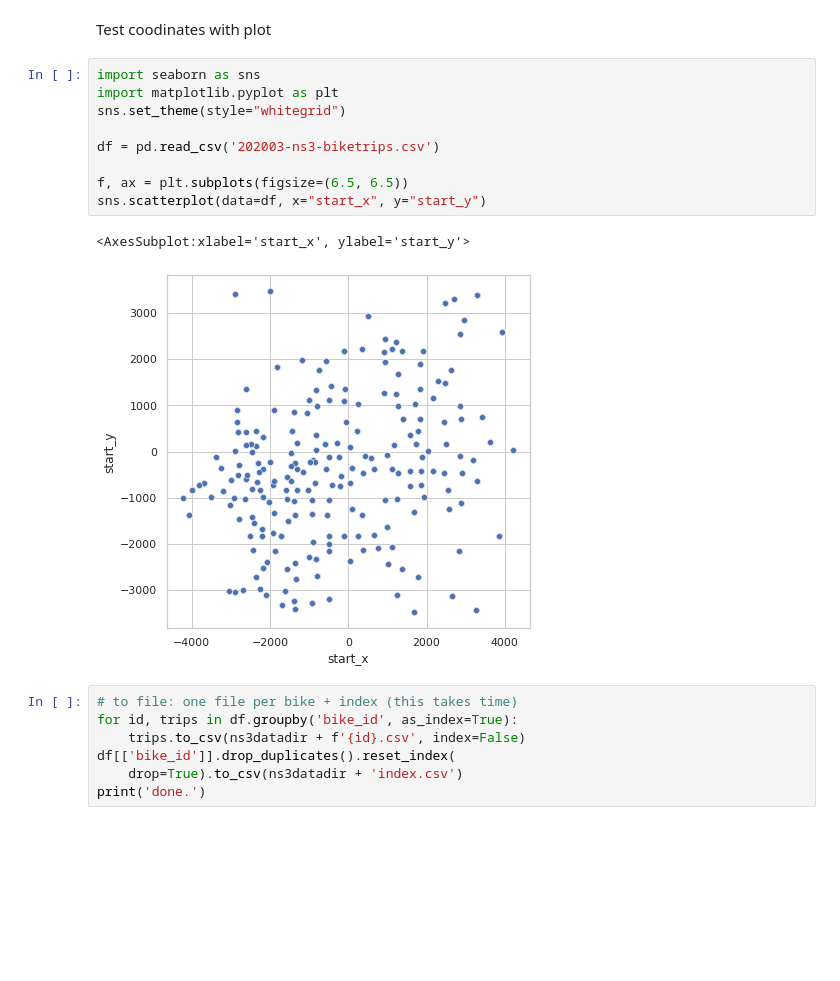
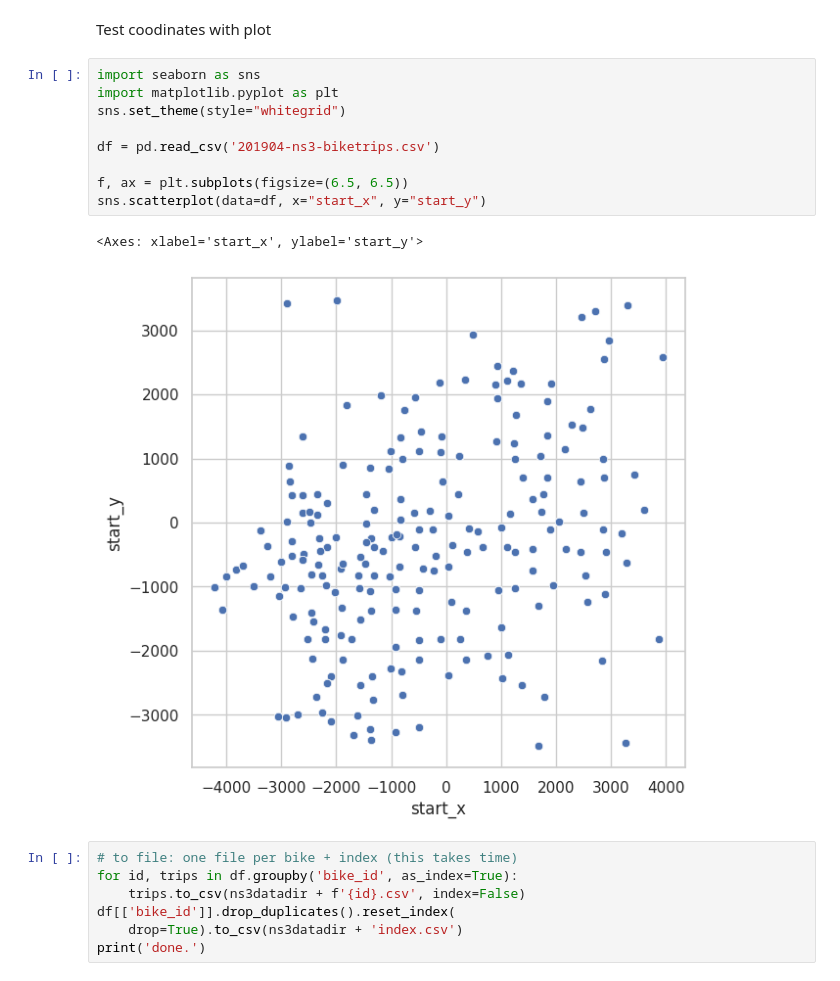
Before and after one commit to non-det-alle/bikesdata, a Jupyter notebook: prepare-dataset.ipynb, the cells around one changed output. Cells and saved outputs as stored; diff of their text form; blank space fills up the shorter version.

```diff
--- a/prepare-dataset.ipynb
+++ b/prepare-dataset.ipynb
@@ -334,15 +334,15 @@ Test coodinates with plot
 # %%
 import seaborn as sns
 import matplotlib.pyplot as plt
 sns.set_theme(style="whitegrid")
 
-df = pd.read_csv('202003-ns3-biketrips.csv')
+df = pd.read_csv('201904-ns3-biketrips.csv')
 
 f, ax = plt.subplots(figsize=(6.5, 6.5))
 sns.scatterplot(data=df, x="start_x", y="start_y")
 # %% [output]
-<AxesSubplot:xlabel='start_x', ylabel='start_y'>
+<Axes: xlabel='start_x', ylabel='start_y'>
-[figure, old version]
+[figure, new version]
 # %%
 # to file: one file per bike + index (this takes time)
 for id, trips in df.groupby('bike_id', as_index=True):
```
Also changed, not shown: parts of 3 cells of this notebook, 4 other files.
